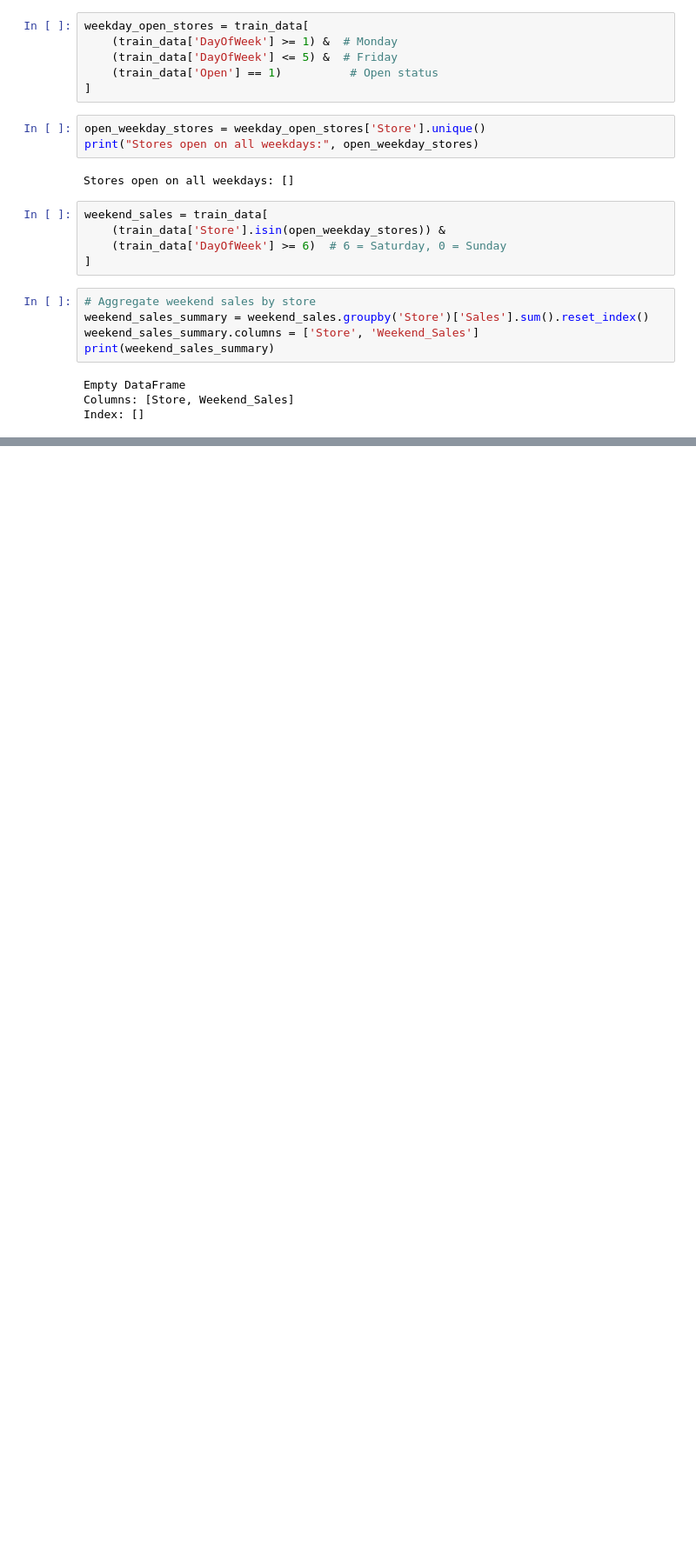
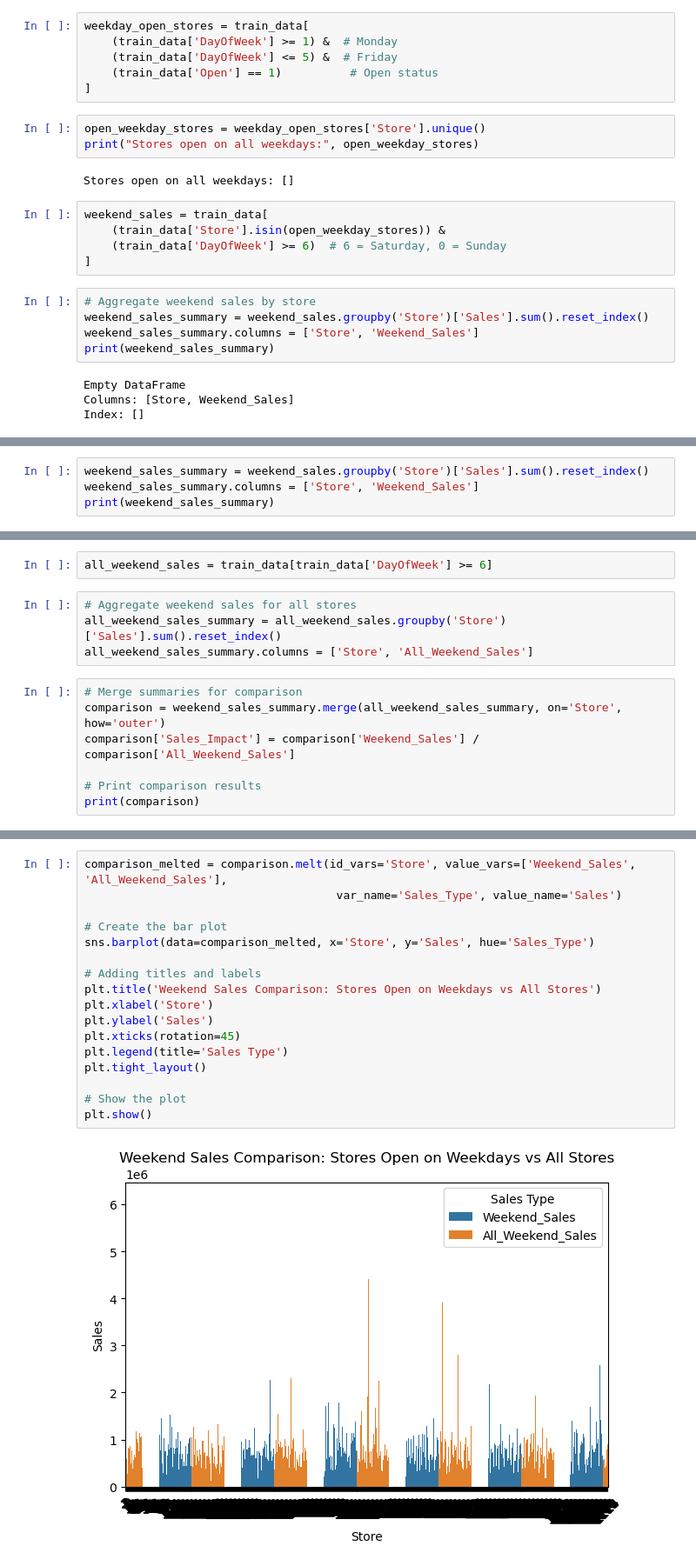
Before and after one commit to Abdisa01/Rossmann-Pharmaceuticals, a Jupyter notebook: data_explanatory.ipynb, the cells around one changed output, grey strips where cells are left out. Shown at 87% size. Saved outputs shown, nothing was run; the diff lists cells and outputs as text; blank space fills up the shorter version.

```diff
--- a/data_explanatory.ipynb
+++ b/data_explanatory.ipynb
@@ -455,0 +672,4 @@ Index: []
+# %%
+weekend_sales_summary = weekend_sales.groupby('Store')['Sales'].sum().reset_index()
+weekend_sales_summary.columns = ['Store', 'Weekend_Sales']
+print(weekend_sales_summary)
@@ -455,0 +691,13 @@ Index: []
+# %%
+all_weekend_sales = train_data[train_data['DayOfWeek'] >= 6]
+# %%
+# Aggregate weekend sales for all stores
+all_weekend_sales_summary = all_weekend_sales.groupby('Store')['Sales'].sum().reset_index()
+all_weekend_sales_summary.columns = ['Store', 'All_Weekend_Sales']
+# %%
+# Merge summaries for comparison
+comparison = weekend_sales_summary.merge(all_weekend_sales_summary, on='Store', how='outer')
+comparison['Sales_Impact'] = comparison['Weekend_Sales'] / comparison['All_Weekend_Sales']
+
+# Print comparison results
+print(comparison)
@@ -455,0 +724,19 @@ Index: []
+# %%
+comparison_melted = comparison.melt(id_vars='Store', value_vars=['Weekend_Sales', 'All_Weekend_Sales'],
+                                     var_name='Sales_Type', value_name='Sales')
+
+# Create the bar plot
+sns.barplot(data=comparison_melted, x='Store', y='Sales', hue='Sales_Type')
+
+# Adding titles and labels
+plt.title('Weekend Sales Comparison: Stores Open on Weekdays vs All Stores')
+plt.xlabel('Store')
+plt.ylabel('Sales')
+plt.xticks(rotation=45)
+plt.legend(title='Sales Type')
+plt.tight_layout()
+
+# Show the plot
+plt.show()
+# %% [output]
+[figure, added]
```
Also changed, not shown: parts of 70 cells of this notebook.
